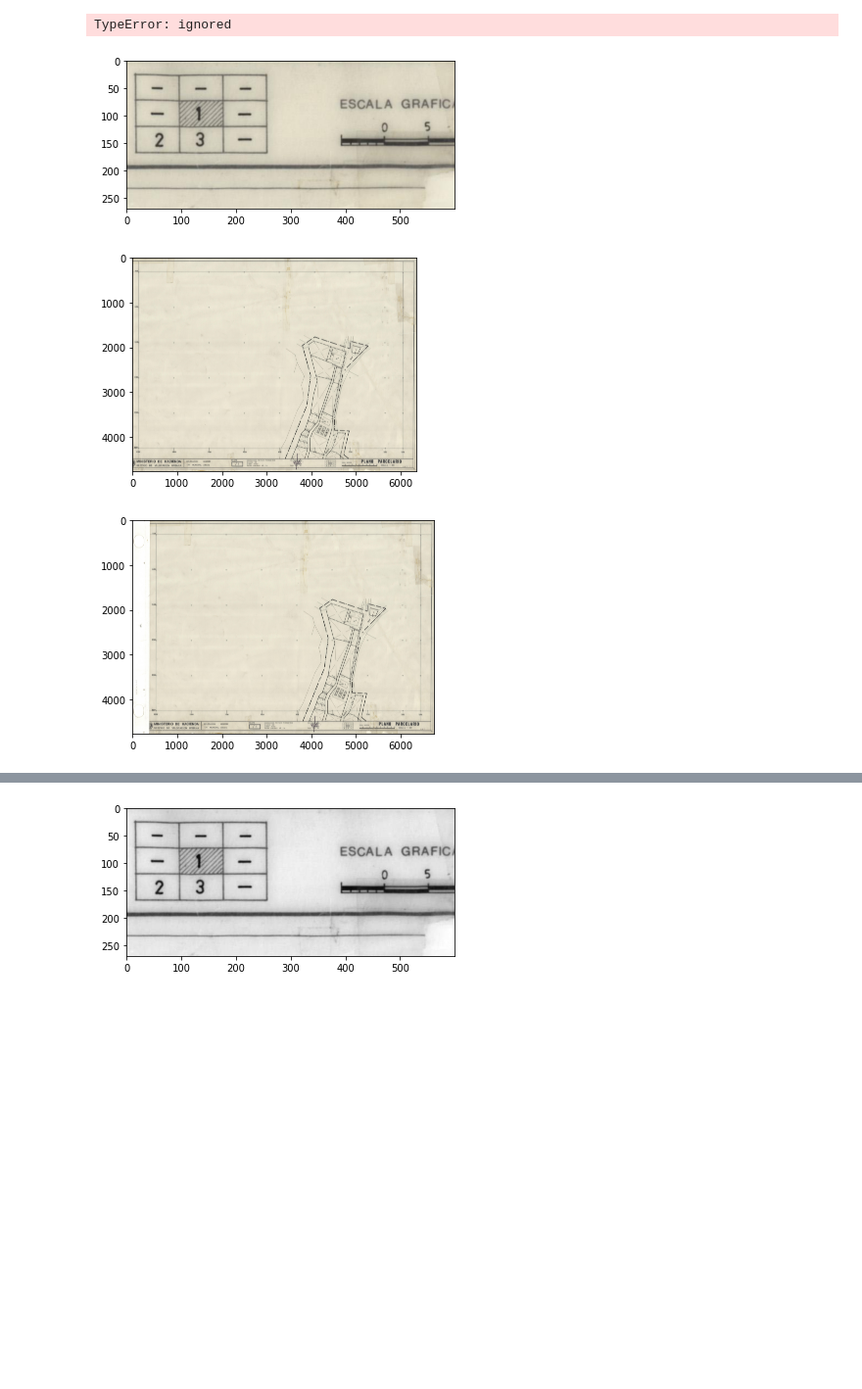
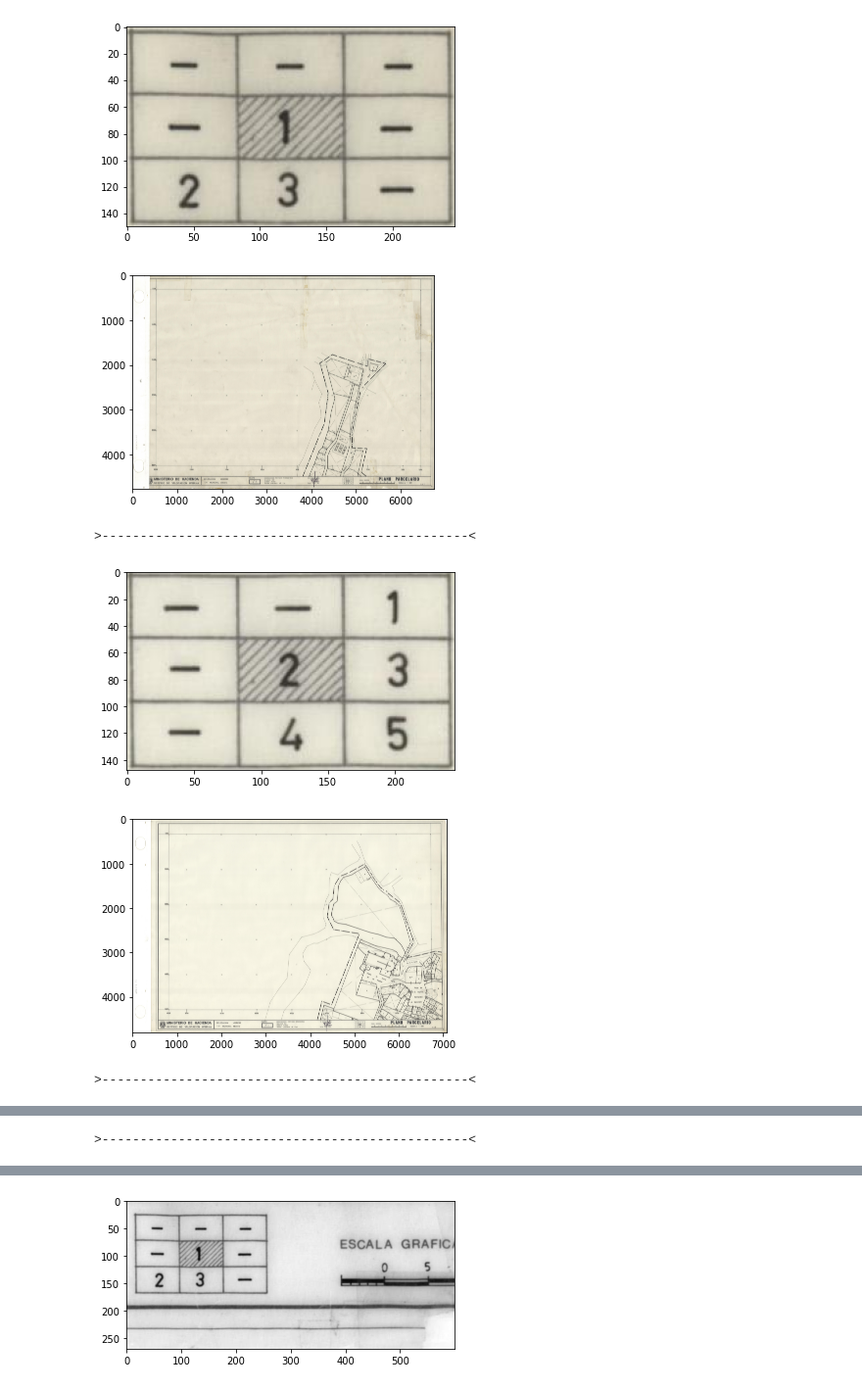
Before and after one commit to IA2021UR/trabajo-ia-en-la-comunidad-de-la-rioja-equipo-3, a Jupyter notebook: Abalos.ipynb, the cells around one changed output, grey strips where cells are left out. Shown at 98% size. Saved outputs shown, nothing was run; the diff lists cells and outputs as text; code cells hidden in the pictures; blank space fills up the shorter version.

```diff
--- a/Abalos.ipynb
+++ b/Abalos.ipynb
@@ -62,21 +63,21 @@ def mostrarImagen(image):
 # %%
 import os
 # Cargando imágenes de Abalos
-abalos = []
+abalos = {}
+leyendas={}
 for image in os.listdir("Abalos"):
-    i=cv2.imread("Abalos/" + image)
+    imagen=cv2.imread("Abalos/" + image)
+    numero=int(image[-6:-4])
+    abalos[numero]=imagen
 
-    #imagenRecortada=i[0:4770,391:6752]
-    #mostrarImagen(imagenRecortada)
-    abalos.append(i)
-    cnts,_ = identificar_leyenda(i)
-    boundingBoxesLeyenda = [cv2.boundingRect(c) for c in cnts]
-    for (a,b,c,d) in boundingBoxesLeyenda:
-        x=a
-        y=b
-        finX=a+c
-        finY=b+d
-        imagen=imagenRecortada[y:finY,x:finX]
-        mostrarImagen(imagen)
+
+
+    (i,c) = identificar_leyenda(imagen)
+    (a,b,c,d) = cv2.boundingRect(c)
+    x=a
+    y=b
+    finX=a+c
+    finY=b+d
+    leyenda=imagen[y:finY,x:finX]
+    #mostrarImagen(leyenda)
+    leyendas[numero]=leyenda
-# %% [output]
-TypeError: ignored
@@ -85,14 +84,12 @@ imagenRecortada=imagen[0:4770,391:6752]
-# %%
-leyenda=imagenRecortada[4500:,4300:4900]
-mostrarImagen(leyenda)
-# %% [output]
-[figure, removed]
-# %%
-mostrarImagen(imagenRecortada)
-# %% [output]
-[figure, removed]
-# %%
-imagen = cv2.imread("Abalos/Abalos_01.jpg")
-mostrarImagen(imagen)
-# %% [output]
-[figure, removed]
+# %%
+for i in range(1,8):
+  mostrarImagen(leyendas[i])
+  mostrarImagen(abalos[i])
+  print('>------------------------------------------------<')
+# %% [output]
+[figure, added]
+[figure, added]
+>------------------------------------------------<
+[figure, added]
+[figure, added]
+>------------------------------------------------<
@@ -98,0 +98 @@ mostrarImagen(imagen)
+>------------------------------------------------<
```
Also changed, not shown: parts of 6 cells of this notebook.
